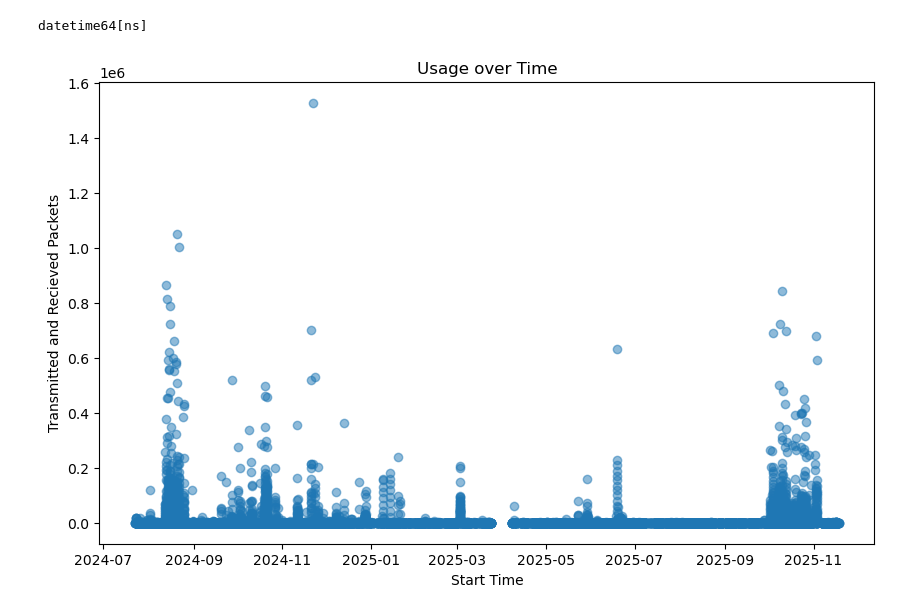
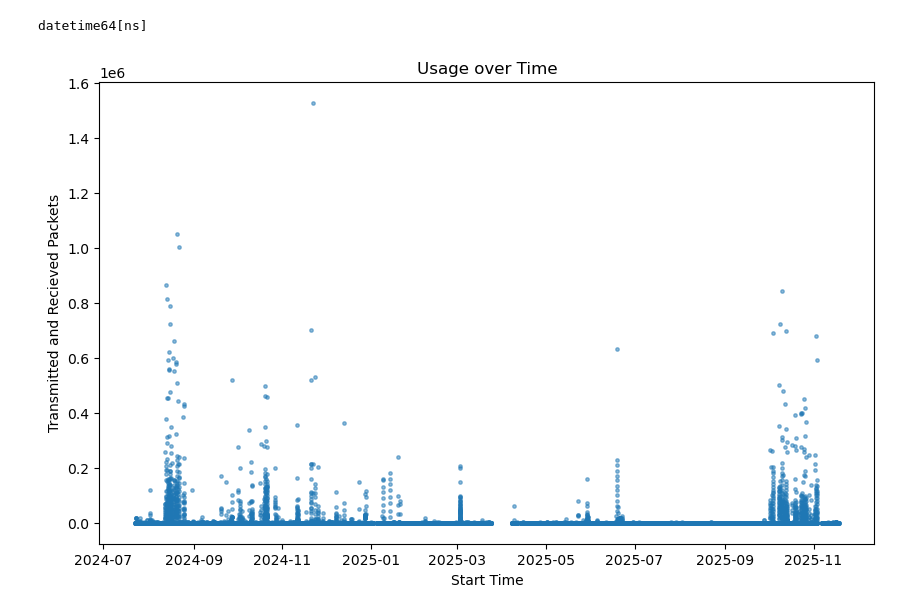
Before and after one commit to swarnya246/scn-raemis, a Jupyter notebook: ipdatarecord_raemis_exploration.ipynb, the cells around one changed output. Cells and saved outputs as stored; diff of their text form; code cells hidden in the pictures.

```diff
--- a/ipdatarecord_raemis_exploration.ipynb
+++ b/ipdatarecord_raemis_exploration.ipynb
@@ -134,11 +128,11 @@ datetime64[ns]
 df['start_time'] = pd.to_datetime(df['start_time'])
 # %%
 plt.figure(figsize=(10, 6))
-plt.scatter(df['start_time'], df['tx_total_packets'] + df['rx_total_packets'], alpha=0.5)
+plt.scatter(df['start_time'], df['tx_total_packets'] + df['rx_total_packets'], alpha=0.5, s=6)
 plt.xlabel('Start Time')
 plt.ylabel('Transmitted and Recieved Packets')
 plt.title('Usage over Time')
 plt.grid(False)
 plt.show()
 # %% [output]
-[figure, old version]
+[figure, new version]
```
Also changed, not shown: parts of 19 cells of this notebook.
